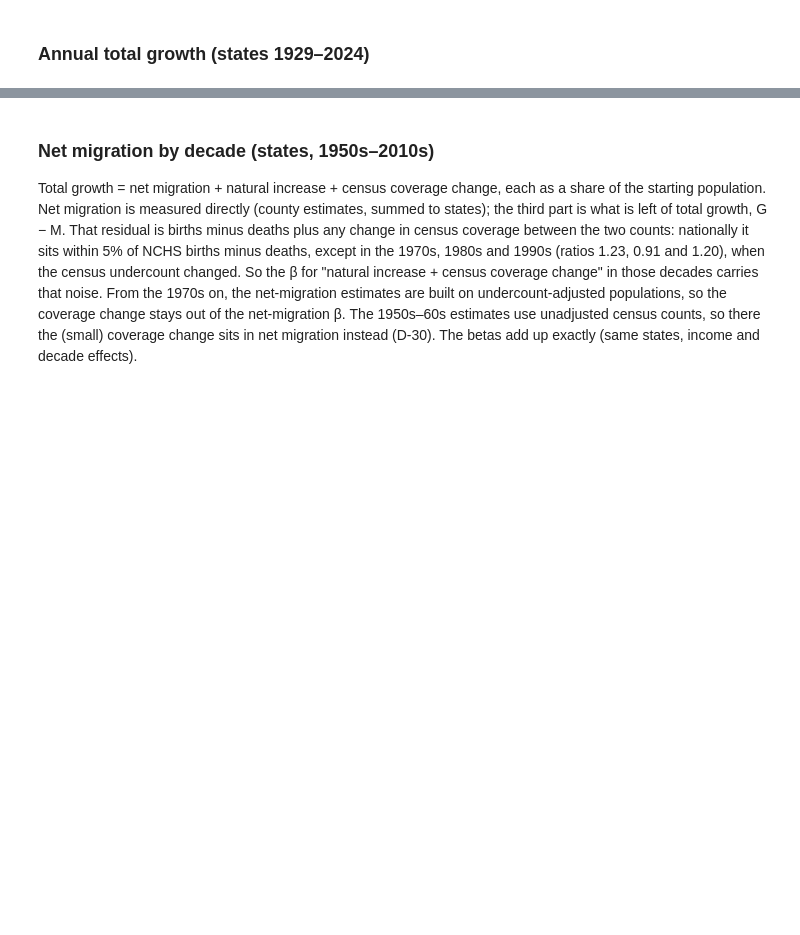
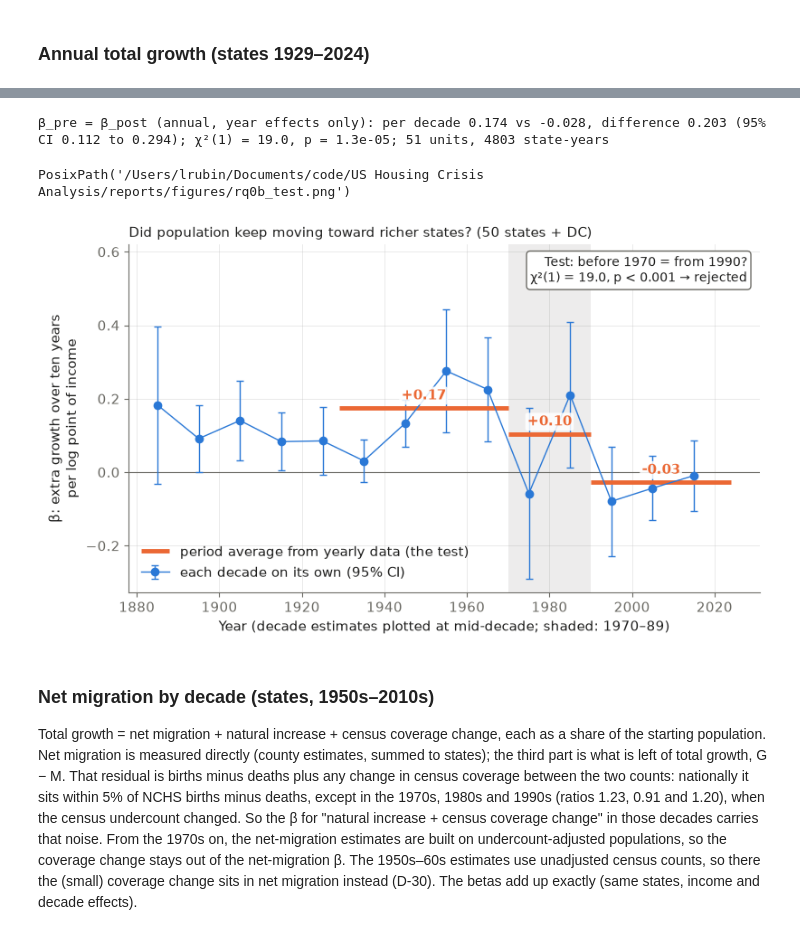
Before and after one commit to dime35/us-housing-crisis-analysis, a Jupyter notebook: notebooks/1.1-lr-us-structural-break.ipynb, the cells around one changed output, grey strips where cells are left out. Drawn from its saved outputs; the diff is of its cells as text; code cells hidden in the pictures; blank space fills up the shorter version.

```diff
--- a/notebooks/1.1-lr-us-structural-break.ipynb
+++ b/notebooks/1.1-lr-us-structural-break.ipynb
@@ -386,3 +389,36 @@ Single-break search with oil-year effects: best year 1989, sup-Wald 18.5 vs 8.81
+# %%
+r = ab.three_period(annual_dp, RQ0B_CUTS, "year")
+diff = r.beta_pre - r.beta_post
+se = diff / r.wald_pre_post ** 0.5
+print(f"β_pre = β_post (annual, year effects only): per decade {10 * r.beta_pre:.3f} vs {10 * r.beta_post:.3f}, "
+      f"difference {10 * diff:.3f} (95% CI {10 * (diff - 1.96 * se):.3f} to {10 * (diff + 1.96 * se):.3f}); "
+      f"χ²(1) = {r.wald_pre_post:.1f}, p = {r.p_pre_post:.1e}; {r.n_units} units, {r.n_obs} state-years")
+sb = betas["states"]
+fig, ax = plt.subplots(figsize=(9, 5))
+ax.axvspan(*RQ0B_CUTS, color=MUTED, alpha=0.12, lw=0)
+ax.axhline(0, color=MUTED, lw=0.8)
+ax.errorbar(sb.decade + 5, sb.beta, yerr=1.96 * sb.se, color=SERIES_COLORS[0], marker="o", lw=1, capsize=3,
+            elinewidth=1, label="each decade on its own (95% CI)")
+spans = [(RQ0B_ANNUAL_STATE_START, RQ0B_CUTS[0]), RQ0B_CUTS, (RQ0B_CUTS[1], RQ0B_ANNUAL_END)]
+for i, ((lo, hi), b) in enumerate(zip(spans, (r.beta_pre, r.beta_mid, r.beta_post))):
+    ax.hlines(10 * b, lo, hi, color=SERIES_COLORS[1], lw=3.5,
+              label="period average from yearly data (the test)" if i == 0 else None)
+    ax.annotate(f"{10 * b:+.2f}", ((lo + hi) / 2, 10 * b), xytext=(0, 7), textcoords="offset points",
+                ha="center", color=SERIES_COLORS[1], fontweight="bold",
+                bbox={"boxstyle": "round,pad=0.15", "fc": "white", "ec": "none", "alpha": 0.85})
+ax.text(0.98, 0.97, f"Test: before 1970 = from 1990?\nχ²(1) = {r.wald_pre_post:.1f}, p < 0.001 → rejected",
+        transform=ax.transAxes, ha="right", va="top", fontsize=10,
+        bbox={"boxstyle": "round", "fc": "white", "ec": MUTED})
+ax.set_ylim(top=0.62)  # room for the test box above the data
+ax.set(xlabel="Year (decade estimates plotted at mid-decade; shaded: 1970–89)",
+       ylabel="β: extra growth over ten years\nper log point of income")
+ax.set_title("Did population keep moving toward richer states? (50 states + DC)", loc="left", fontsize=11)
+ax.legend(loc="lower left")
+save_figure(fig, "rq0b_test")
+# %% [output]
+β_pre = β_post (annual, year effects only): per decade 0.174 vs -0.028, difference 0.203 (95% CI 0.112 to 0.294); χ²(1) = 19.0, p = 1.3e-05; 51 units, 4803 state-years
+PosixPath('/Users/lrubin/Documents/code/US Housing Crisis Analysis/reports/figures/rq0b_test.png')
+[figure, added]
 # %% [markdown]
 ### Net migration by decade (states, 1950s–2010s)
 
```
Also changed, not shown: parts of 3 cells of this notebook, 11 other files.
